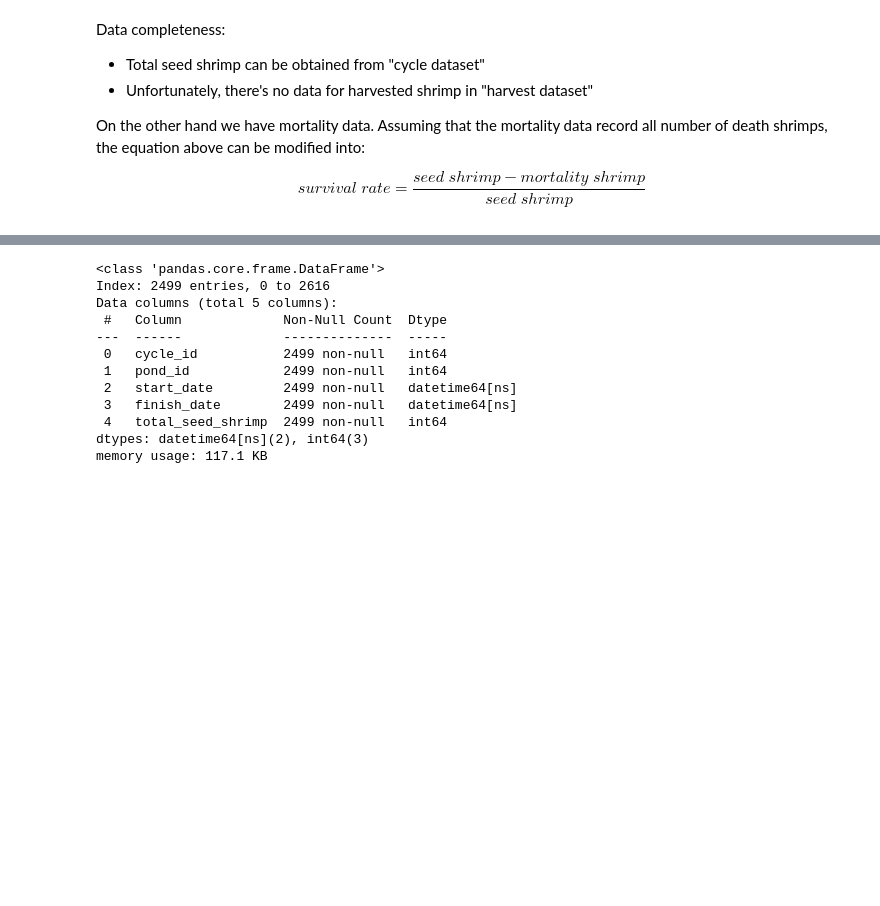
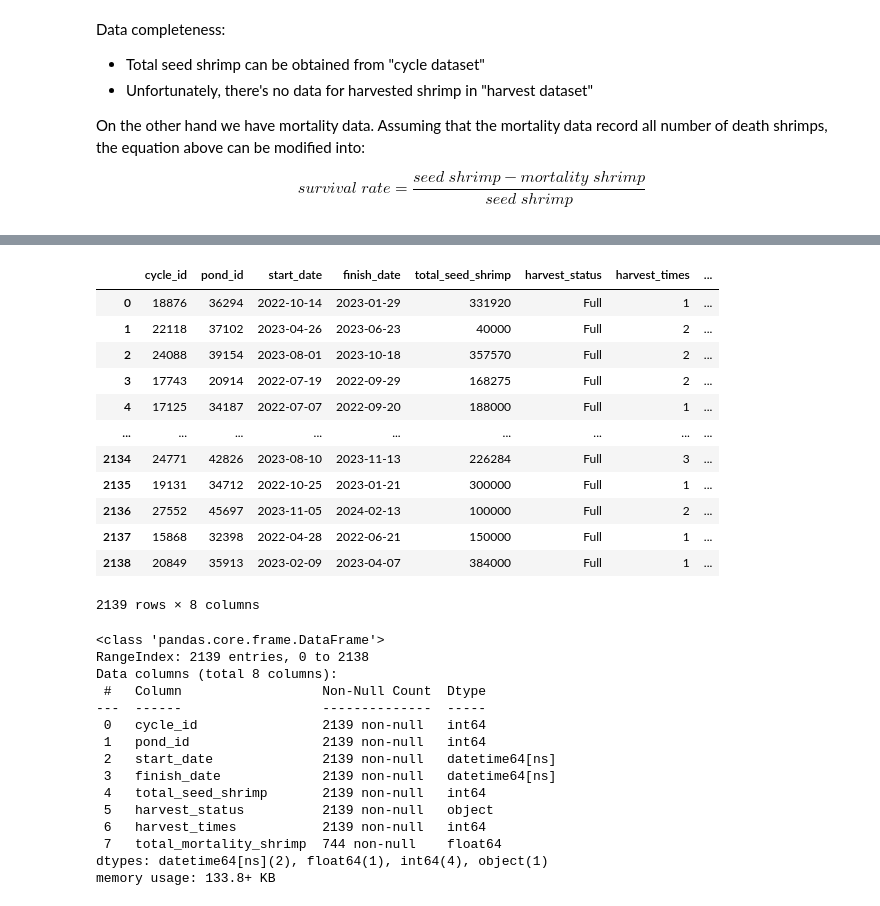
Before and after one commit to Kyunianti19/jala_assignment_test, a Jupyter notebook: analysis.ipynb, the cells around one changed output, grey strips where cells are left out. Drawn from its saved outputs; the diff is of its cells as text; code cells hidden in the pictures; blank space fills up the shorter version.

```diff
--- a/analysis.ipynb
+++ b/analysis.ipynb
@@ -52,15 +80,42 @@ df_mortalities = df_mortalities.dropna(subset=['cycle_id', 'record_date', 'total
+# %%
+# Count Mortality
+df_count_mortality = df_cycle[['cycle_id', 'start_date', 'finish_date']].merge(df_mortalities,
+                                                                               how='inner', on=['cycle_id'])
+df_count_mortality = df_count_mortality[(df_count_mortality.start_date<=df_count_mortality.record_date)&(df_count_mortality.finish_date>=df_count_mortality.record_date)]
+df_count_mortality = df_count_mortality.drop_duplicates()
+df_count_mortality = df_count_mortality.drop(columns='record_date').groupby(['cycle_id', 'start_date', 'finish_date']).sum().reset_index()
+# Join cycle & harvest & mortality
+df_cycle_harvest_mortality = df_cycle_harvest.merge(df_count_mortality, how='left', on=['cycle_id', 'start_date', 'finish_date'])
+df_cycle_harvest_mortality
+# %% [output]
+|  | cycle_id | pond_id | start_date | finish_date | total_seed_shrimp | harvest_status | harvest_times | ... |
+| 0 | 18876 | 36294 | 2022-10-14 | 2023-01-29 | 331920 | Full | 1 | ... |
+| 1 | 22118 | 37102 | 2023-04-26 | 2023-06-23 | 40000 | Full | 2 | ... |
+| 2 | 24088 | 39154 | 2023-08-01 | 2023-10-18 | 357570 | Full | 2 | ... |
+| 3 | 17743 | 20914 | 2022-07-19 | 2022-09-29 | 168275 | Full | 2 | ... |
+| 4 | 17125 | 34187 | 2022-07-07 | 2022-09-20 | 188000 | Full | 1 | ... |
+| ... | ... | ... | ... | ... | ... | ... | ... | ... |
+| 2134 | 24771 | 42826 | 2023-08-10 | 2023-11-13 | 226284 | Full | 3 | ... |
+| 2135 | 19131 | 34712 | 2022-10-25 | 2023-01-21 | 300000 | Full | 1 | ... |
+| 2136 | 27552 | 45697 | 2023-11-05 | 2024-02-13 | 100000 | Full | 2 | ... |
+| 2137 | 15868 | 32398 | 2022-04-28 | 2022-06-21 | 150000 | Full | 1 | ... |
+| 2138 | 20849 | 35913 | 2023-02-09 | 2023-04-07 | 384000 | Full | 1 | ... |
+2139 rows × 8 columns
 # %%
-df_cycle.info()
+df_cycle_harvest_mortality.info()
 # %% [output]
 <class 'pandas.core.frame.DataFrame'>
-Index: 2499 entries, 0 to 2616
-Data columns (total 5 columns):
- #   Column             Non-Null Count  Dtype
----  ------             --------------  -----
- 0   cycle_id           2499 non-null   int64
- 1   pond_id            2499 non-null   int64
- 2   start_date         2499 non-null   datetime64[ns]
- 3   finish_date        2499 non-null   datetime64[ns]
- 4   total_seed_shrimp  2499 non-null   int64
-dtypes: datetime64[ns](2), int64(3)
-memory usage: 117.1 KB
+RangeIndex: 2139 entries, 0 to 2138
+Data columns (total 8 columns):
+ #   Column                  Non-Null Count  Dtype
+---  ------                  --------------  -----
+ 0   cycle_id                2139 non-null   int64
+ 1   pond_id                 2139 non-null   int64
+ 2   start_date              2139 non-null   datetime64[ns]
+ 3   finish_date             2139 non-null   datetime64[ns]
+ 4   total_seed_shrimp       2139 non-null   int64
+ 5   harvest_status          2139 non-null   object
+ 6   harvest_times           2139 non-null   int64
+ 7   total_mortality_shrimp  744 non-null    float64
+dtypes: datetime64[ns](2), float64(1), int64(4), object(1)
+memory usage: 133.8+ KB
```
Also changed, not shown: parts of 13 cells of this notebook, 1 other file.
